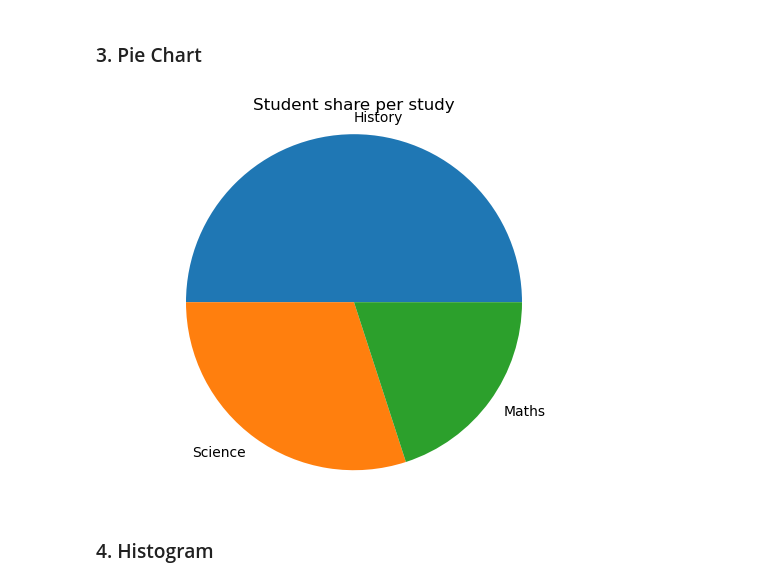
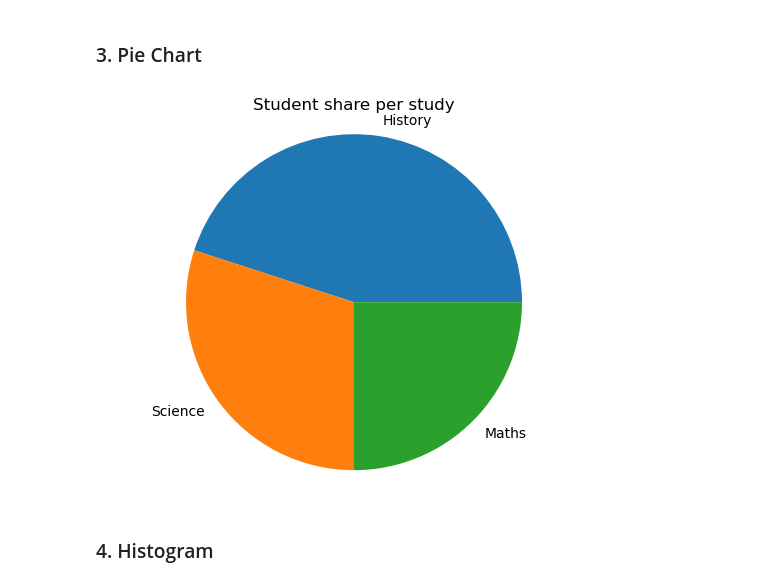
Before and after one commit to hss-ds/graphicons, a Jupyter notebook: charts.ipynb, the cells around one changed output. Cells and saved outputs as stored; diff of their text form; code cells hidden in the pictures.

```diff
--- a/charts.ipynb
+++ b/charts.ipynb
@@ -43,15 +47,15 @@ plt.show()
 ### 3. Pie Chart
 # %%
 Studies = ['History', 'Science', 'Maths']
-students = [50, 30, 20]
+students = [45, 30, 25]
 
 plt.pie(students, labels=Studies)
 
 plt.axis('equal')
 plt.title('Student share per study')
 
 plt.show()
 # %% [output]
-[figure, old version]
+[figure, new version]
 # %% [markdown]
 ### 4. Histogram
```
Also changed, not shown: parts of 10 cells of this notebook.
